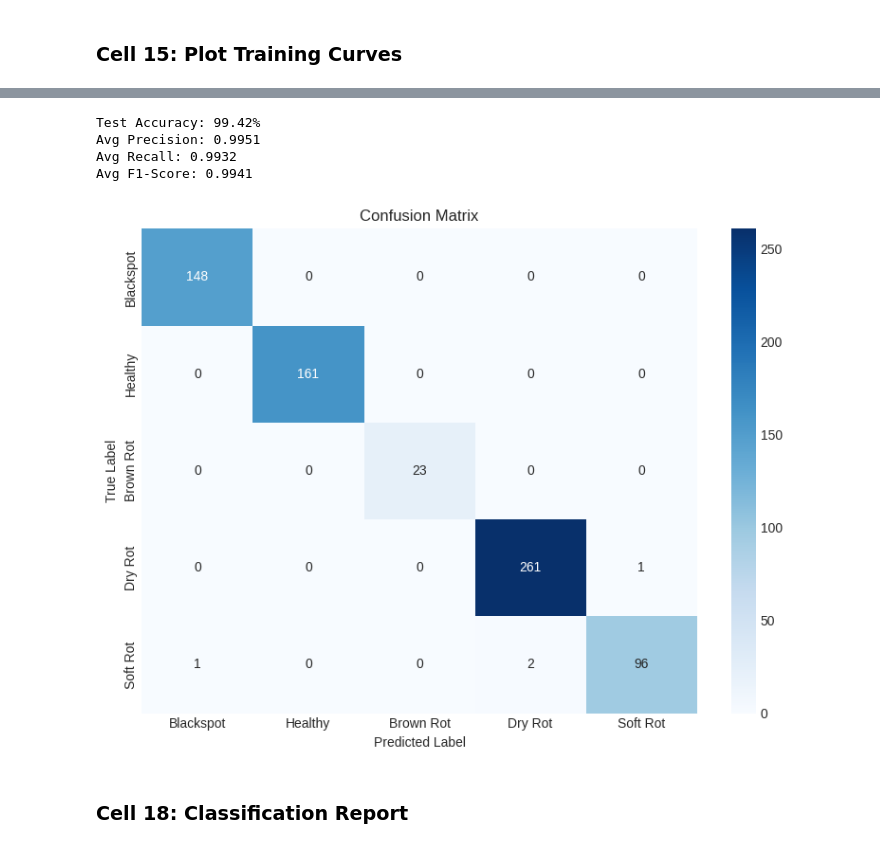
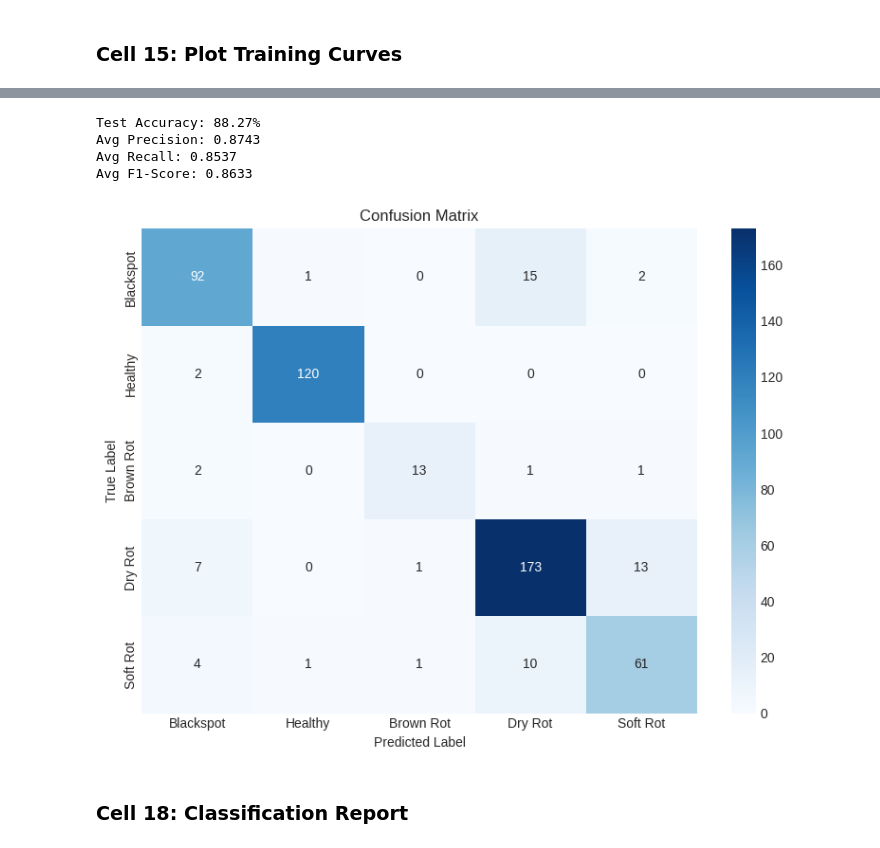
Before and after one commit to AbirAlFoysal/Image-based-deep-learning-potato-disease-detection-model-with-chat-assistant-, a Jupyter notebook: detection_service/notebooks/potato-tubuer-04-28-2026-vit.ipynb, the cells around one changed output, grey strips where cells are left out. Cells and saved outputs as stored; diff of their text form; code cells hidden in the pictures.

```diff
--- a/detection_service/notebooks/tuber-disease-4-28(2)-2026.ipynb
+++ b/detection_service/notebooks/potato-tubuer-04-28-2026-vit.ipynb
@@ -399,13 +462,25 @@ Class labels: ['Blackspot', 'Healthy', 'Brown Rot', 'Dry Rot', 'Soft Rot']
 # %% [markdown]
 ## Model Architecture
 # %%
-# Create ResNet50 Model
-weights = torchvision.models.ResNet50_Weights.DEFAULT
-model = torchvision.models.resnet50(weights=weights)
-num_features = model.fc.in_features
-model.fc = nn.Sequential(nn.Dropout(0.5), nn.Linear(num_features, len(class_names)))
+# Create ViT-B/16 Model
+MODEL_TAG = "vit"
+MODEL_NAME = "ViT-B/16"
+MODEL_ARCHITECTURE = "vit_b_16"
+BEST_CHECKPOINT_PATH = f"best_model_checkpoint_{MODEL_TAG}.pth"
+PYTORCH_MODEL_PATH = f"potato_disease_{MODEL_TAG}.pth"
+ONNX_MODEL_PATH = f"potato_tuber_model_{MODEL_TAG}.onnx"
+TRAINING_RESULTS_PATH = f"training_results_{MODEL_TAG}.json"
+FINAL_REPORT_PATH = f"final_report_{MODEL_TAG}.txt"
+
+weights = torchvision.models.ViT_B_16_Weights.DEFAULT
+model = torchvision.models.vit_b_16(weights=weights)
+num_features = model.heads.head.in_features
+model.heads = nn.Sequential(
+    nn.Dropout(0.5),
+    nn.Linear(num_features, len(class_names)),
+)
 model = model.to(device)
-print("Base Model: ResNet50 (pre-trained)")
+print("Base Model: ViT-B/16 (pre-trained)")
 print(f"Output classes: {len(class_names)}")
 print(f"Total parameters: {sum(parameter.numel() for parameter in model.parameters()):,}")
 # %% [output]
@@ -589,44 +690,44 @@ plot_training_curves(results)
 # %%
 # Load Best Model and Evaluate
-checkpoint = torch.load("best_model_checkpoint.pth")
+checkpoint = torch.load(BEST_CHECKPOINT_PATH)
 model.load_state_dict(checkpoint["model_state_dict"])
 model.eval()
 all_preds, all_labels, all_probs = [], [], []
 with torch.inference_mode():
     for X, y in tqdm(test_loader, desc="Testing"):
         X, y = X.to(device), y.to(device)
         logits = model(X)
         probs = torch.softmax(logits, dim=1)
         preds = torch.argmax(probs, dim=1)
         all_preds.extend(preds.cpu().numpy())
         all_labels.extend(y.cpu().numpy())
         all_probs.extend(probs.cpu().numpy())
 all_preds = np.array(all_preds)
 all_labels = np.array(all_labels)
 all_probs = np.array(all_probs)
 test_accuracy = accuracy_score(all_labels, all_preds)
 precision, recall, f1, support = precision_recall_fscore_support(all_labels, all_preds, average=None, zero_division=0)
 avg_precision = np.mean(precision)
 avg_recall = np.mean(recall)
 avg_f1 = np.mean(f1)
 print(f"Test Accuracy: {test_accuracy * 100:.2f}%")
 print(f"Avg Precision: {avg_precision:.4f}")
 print(f"Avg Recall: {avg_recall:.4f}")
 print(f"Avg F1-Score: {avg_f1:.4f}")
 cm = confusion_matrix(all_labels, all_preds)
 plt.figure(figsize=(8, 6))
 sns.heatmap(cm, annot=True, fmt="d", cmap="Blues", xticklabels=short_class_names, yticklabels=short_class_names)
 plt.xlabel("Predicted Label")
 plt.ylabel("True Label")
 plt.title("Confusion Matrix")
 plt.tight_layout()
 plt.show()
 # %% [output]
-Test Accuracy: 99.42%
-Avg Precision: 0.9951
-Avg Recall: 0.9932
-Avg F1-Score: 0.9941
+Test Accuracy: 88.27%
+Avg Precision: 0.8743
+Avg Recall: 0.8537
+Avg F1-Score: 0.8633
-[figure, old version]
+[figure, new version]
 # %% [markdown]
 ### Cell 18: Classification Report
 # %%
```
Also changed, not shown: parts of 20 cells of this notebook, 2 other files.
